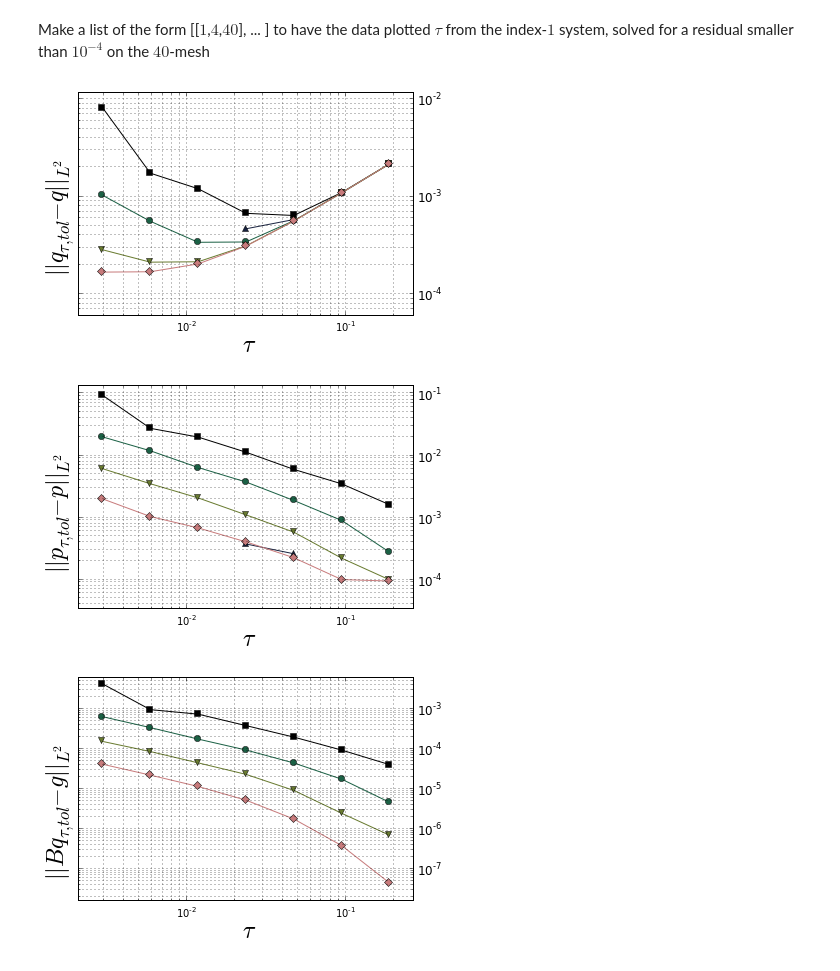
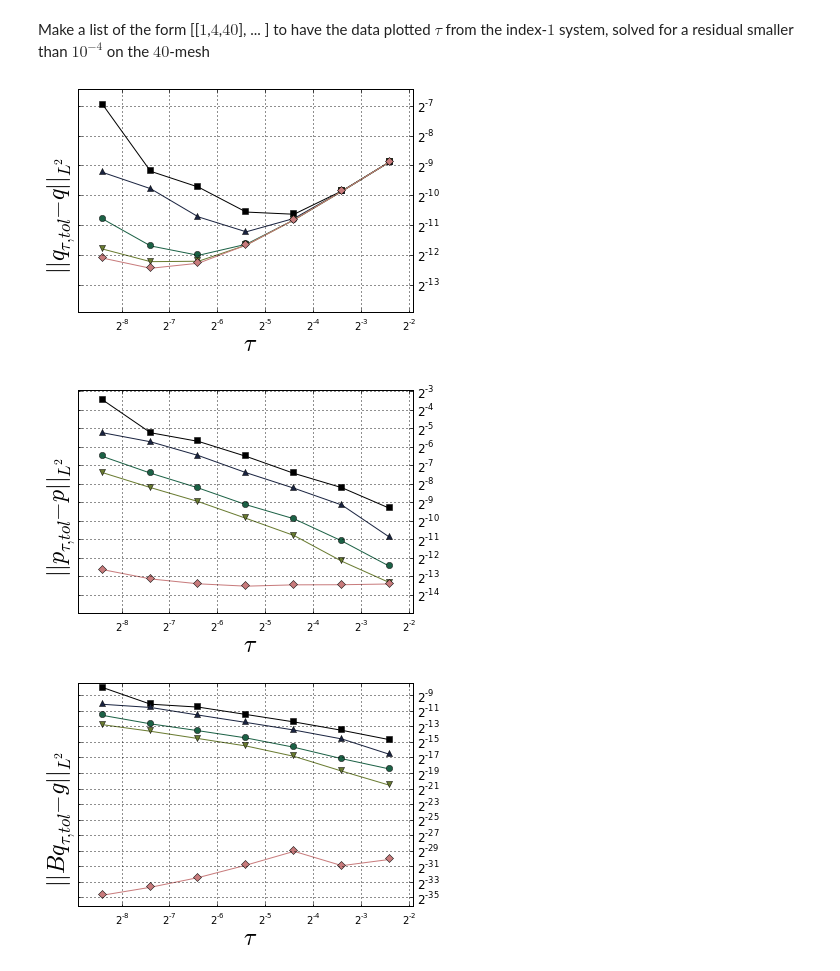
Before and after one commit to highlando/pystokes, a Jupyter notebook: conv plots.ipynb, the cells around one changed output. Cells and saved outputs as stored; diff of their text form; code cells hidden in the pictures.

```diff
--- a/conv plots.ipynb
+++ b/conv plots.ipynb
@@ -41,8 +40,8 @@ def plot_errs(ErL,TdL,Leg=None,Title=None, YLab=None, LinFit=False):
         else:
             ax.plot(3.0/np.array(TdL[k]), ErL[k][:], '-'+MkL[k], color=cm.cubehelix(k*1.0/(len(ErL)+2),1))
 
-    plt.xscale('log', basex=10)
-    plt.yscale('log', basey=10)
+    plt.xscale('log', basex=2)
+    plt.yscale('log', basey=2)
 
     plt.xlim(xmin=0.71*3.0/(TdL[0][-1]), xmax=3.0/(TdL[0][0])*2*0.71)
     plt.ylim(ymin=0.5*0.71*min(ErL[-1]), ymax=2*0.71*max(ErL[0]))
@@ -80,27 +79,27 @@ def load_jsdtoplot(PL,Omega):
 Make a list of the form [[$1$,$4$,$40$], ... ] to have the data plotted $\tau$
 from the index-$1$ system, solved for a residual smaller than $10^{-4}$ on the $40$-mesh
 # %%
-PlotList = [[2,2**(-10),40],[2,2**(-8),40],[2,2**(-12),40],[2,2**(-14),40],[2,2**(-16),40]]#,
+PlotList = [[2,2**(-10),40],[2,2**(-11),40],[2,2**(-13),40],[2,2**(-14),40],[2,2**(-12),40]]#,
 Omega = 8
 VErr, PErr, TDis, Leg, ContRes = [], [], [], [], []
 for PL in PlotList:
     Jpl = load_jsdtoplot(PL,Omega)
     PErr.append(err_int(Jpl,'PEr'))
     VErr.append(err_int(Jpl,'VelEr'))
     ContRes.append(err_int(Jpl,'ContiRes'))
     TDis.append(Jpl['TimeDiscs'])
     pyplot.close('all')
     #Leg.append(  DicLP[PL[0]] + ' Grid: $%d$' % PL[2] + ' LinRes: %1.1e' % PL[
     Leg.append('$tol= %1.1e$' % PL[1] )
 YLL = ['$||q_{\\tau,tol}-q||_{L^2}$\n','$||p_{\\tau,tol}-p||_{L^2}$\n','$||Bq_{\\tau,tol}-g||_{L^2}$\n']
 plot_errs(VErr,TDis,Leg=None,Title='Velocity_Error',YLab=YLL[0],LinFit=1)
 plot_errs(PErr,TDis,Leg=None,Title='Pressure_Error',YLab=YLL[1],LinFit=-1)
 plot_errs(ContRes,TDis,Leg=None,YLab=YLL[2],Title='Residual_in_the_conti_Eqn')
 #plot_errs([[1],[1],[1],[1],[1]],[[1],[1],[1],[1],[1]],Leg=Leg,Title='leg')
 # %% [output]
-[figure, old version]
+[figure, new version]
-[figure, old version]
+[figure, new version]
-[figure, old version]
+[figure, new version]
 # %%
 CopyPics = False
 ind = 2
```
Also changed, not shown: parts of 1 cell of this notebook, 1 other file.
